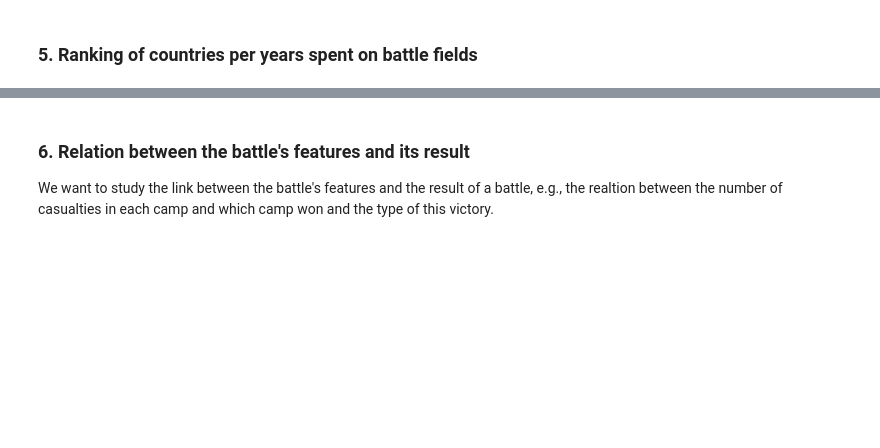
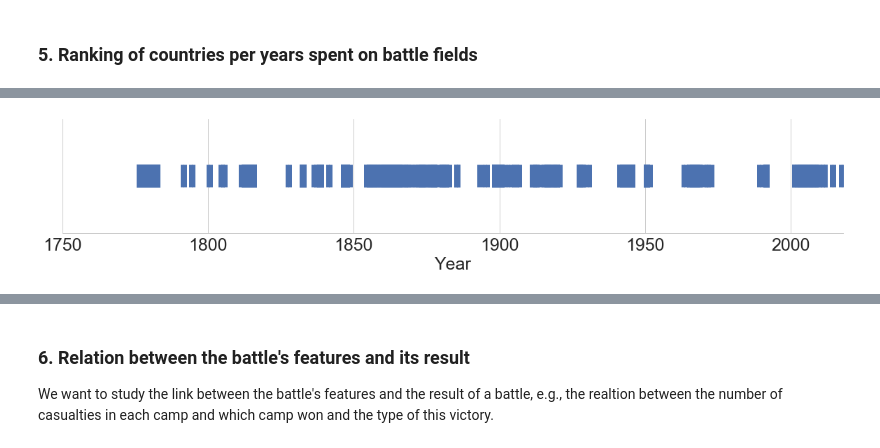
Before and after one commit to ChristianMct/ADA2017-Homeworks, a Jupyter notebook: project/Report_Notebook.ipynb, the cells around one changed output, grey strips where cells are left out. Cells and saved outputs as stored; diff of their text form; code cells hidden in the pictures; blank space fills up the shorter version.

```diff
--- a/project/Report_Notebook.ipynb
+++ b/project/Report_Notebook.ipynb
@@ -96,7 +96,7 @@ def get_duration(battle):
         return (datetime.datetime.strptime(battle.end_date, "%Y-%m-%d") - datetime.datetime.strptime(battle.start_date, "%Y-%m-%d")).days
 
 def find_subtext(df, txt):
-    contains = df.stack().str.contains(txt).unstack()
+    contains = df.stack().str.match(txt).unstack()
     return contains[contains.any(1)].idxmax(1)
 # %%
 def get_year(date):
@@ -723,7 +714,7 @@ See the caveats in the documentation: http://pandas.pydata.org/pandas-docs/stabl
 # %%
 rank_battles = pd.DataFrame(battles).replace(0, np.NaN)
 rank_battles = rank_battles[rank_battles.start_date.notnull()]
-#rank_battles.fillna(value="None", inplace=True)
+rank_battles.fillna(value="None", inplace=True)
 
 rank_battles["year"] = rank_battles["start_date"].apply(get_year)
 
@@ -735,30 +774,33 @@ TypeError: strptime() argument 1 must be str, not None
 # %%
+
 df_USAFights = rank_battles
-df_USAFights = df_USAFights.assign(isUSA=find_subtext(df_USAFights, '(United States|USA|Confederate|CSA)'))
+df_USAFights = df_USAFights.assign(isUSA=(find_subtext(df_USAFights, '(United States|USA|Confederate|CSA)')))
 df_USAFights = df_USAFights[df_USAFights.start_date.notnull() & df_USAFights.isUSA.notnull()]
 for i,v in enumerate(df_USAFights['duration']):
     years = 1
     if v > 365:
         years = int(v/365)+1
     for j in range(1,years+1):
         df_USAFights = df_USAFights.append({'year': int(df_USAFights.iloc[i]['year'])+1}, ignore_index=True)
 
 X = df_USAFights["year"]
 fig, ax = plt.subplots(figsize=(20,3))
 ax.scatter(X, [1]*len(X),
            marker='|',linewidth=5, s=1000)
 
 ax.yaxis.set_visible(False)
 ax.spines['right'].set_visible(False)
 ax.spines['left'].set_visible(False)
 ax.spines['top'].set_visible(False)
 ax.xaxis.set_ticks_position('bottom')
 ax.xaxis.set_label('Year')
 ax.set_xlabel('Year', fontsize=25)
 ax.tick_params(labelsize=25)
 ax.get_yaxis().set_ticklabels([])
 plt.xlim(1750, 2018)
 plt.show()
 #fig.savefig(FOLDER+'USAFighting.eps', bbox_inches='tight')
+# %% [output]
+[figure, added]
 # %%
 print("The USA spent ", len(X.value_counts()), " years in which they were involved in at least one battle")
```
Also changed, not shown: parts of 24 cells of this notebook, 2 other files.
